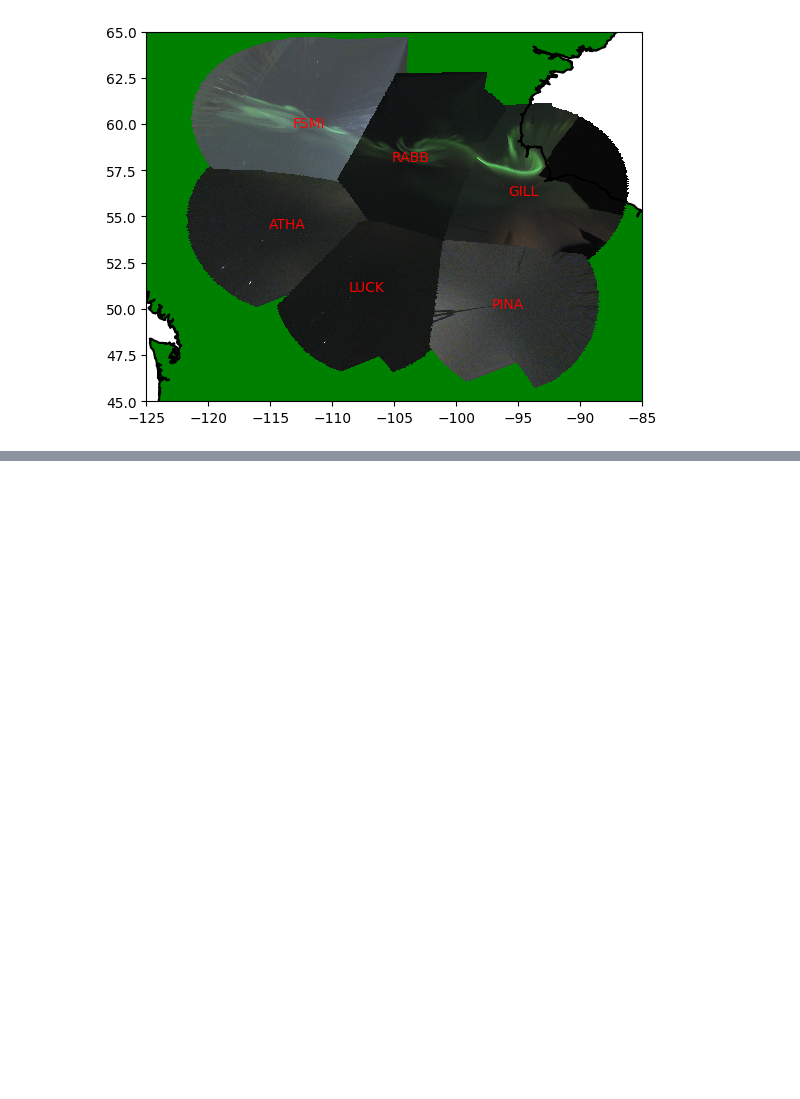
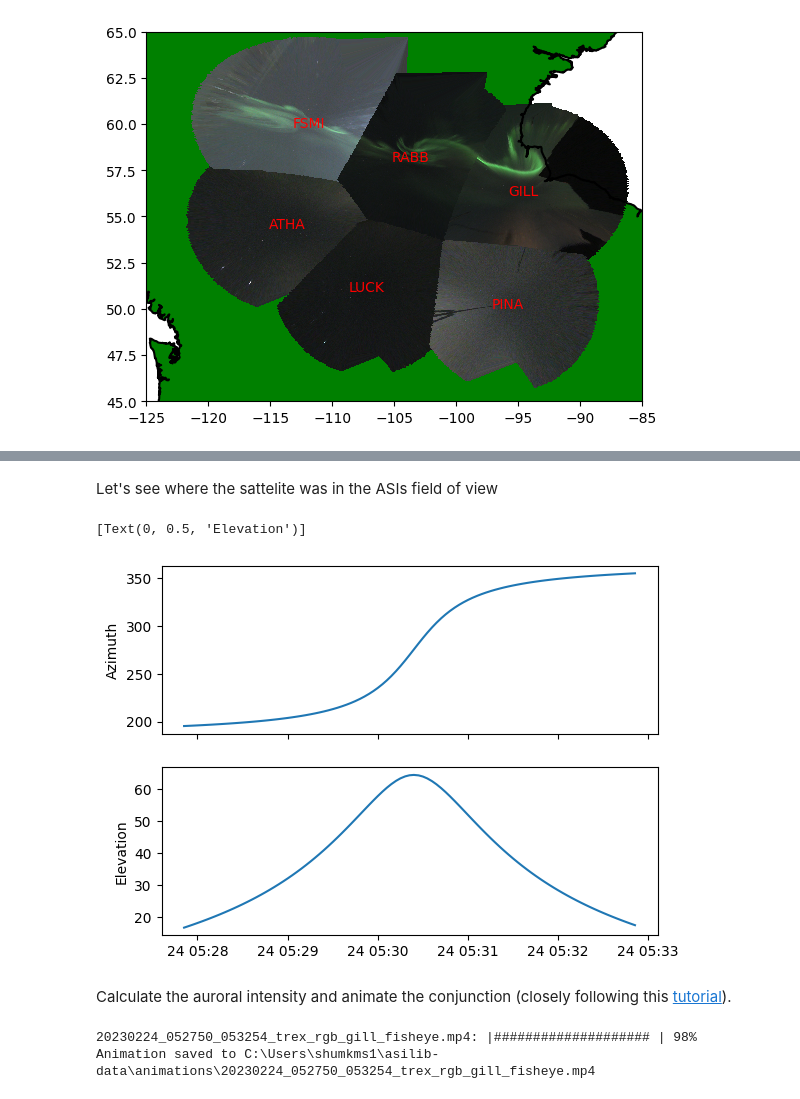
Before and after one commit to kylermurphy/DASP_2024, a Jupyter notebook: asilib/2024_dasp_asilib_local.ipynb, the cells around one changed output, grey strips where cells are left out. Drawn from its saved outputs; the diff is of its cells as text; code cells hidden in the pictures; blank space fills up the shorter version.

Commit message:
Updated the local and Colab notebooks.

```diff
--- a/asilib/2024_dasp_asilib_local.ipynb
+++ b/asilib/2024_dasp_asilib_local.ipynb
@@ -241,0 +286,7 @@ Note: for project \#2, ideally you should map the satellite's location, orbiting
+# %%
+# The load_images kwarg allows us to quickly calculate conjunctions without loading lots of images.
+gill_asi = asilib.asi.trex_rgb('GILL', time='2023-02-24', alt=90, load_images=False)
+conjunction_finder = asilib.Conjunction(gill_asi, df[['Latitude', 'Longitude', 'Altitude']])
+# %%
+conjunction_df = conjunction_finder.find()
+print(conjunction_df)
@@ -241,0 +303,9 @@ Note: for project \#2, ideally you should map the satellite's location, orbiting
+# %%
+conjunction_time_range = conjunction_df.loc[0, ['start_time', 'end_time']].to_numpy()
+# Pad the start and end times so Swarm gets close to the horizon.
+conjunction_time_range[0] = conjunction_time_range[0]-timedelta(minutes=2)
+conjunction_time_range[1] = conjunction_time_range[1]+timedelta(minutes=2)
+swarm_conjunction_ephem = df.loc[conjunction_time_range[0]:conjunction_time_range[1], ['Latitude', 'Longitude', 'Altitude']]
+gill_asi = asilib.asi.trex_rgb('GILL', time_range=conjunction_time_range, alt=110)
+conjunction_obj = asilib.Conjunction(gill_asi, swarm_conjunction_ephem)
+conjunction_obj.interp_sat()  # This is needed to align the Swarm and ASI time stamps.
@@ -241,0 +326,15 @@ Note: for project \#2, ideally you should map the satellite's location, orbiting
+# %% [markdown]
+Let's see where the sattelite was in the ASIs field of view
+# %%
+sat_azel, sat_azel_pixels = conjunction_obj.map_azel()
+# %%
+fig, ax = plt.subplots(2, 1, sharex=True)
+ax[0].plot(conjunction_obj.sat.index, sat_azel[:, 0], label='Azimuth')
+ax[1].plot(conjunction_obj.sat.index, sat_azel[:, 1], label='Elevation')
+ax[0].set(ylabel='Azimuth')
+ax[1].set(ylabel='Elevation')
+# %% [output]
+[Text(0, 0.5, 'Elevation')]
+[figure, added]
+# %% [markdown]
+Calculate the auroral intensity and animate the conjunction (closely following this [tutorial](https://aurora-asi-lib.readthedocs.io/en/latest/tutorials/conjunctions.html)).
@@ -241,0 +349,26 @@ Note: for project \#2, ideally you should map the satellite's location, orbiting
+# %%
+fig, ax = plt.subplots(
+    2, 1, figsize=(7, 8), gridspec_kw={'height_ratios': [4, 1]}, constrained_layout=True
+)
+ax[1].set(
+    xlabel='Time',
+    ylabel='ASI intensity\n10x10 km area [counts]',
+    xlim=gill_asi.file_info['time_range']
+    )
+for color, intensity in zip(['r', 'g', 'b'], area_intensity.T):
+    ax[1].plot(conjunction_obj.sat.index, intensity, c=color)
+
+gen = gill_asi.animate_fisheye_gen(
+    ax=ax[0], azel_contours=True, overwrite=True, cardinal_directions='news'
+)
+
+for i, (time, image, _, im) in enumerate(gen):
+    ax[0].contour(area_mask[i, :, :, 0], levels=[0.99], colors=['yellow'])
+
+    if 'vline1' in locals():
+        vline1.remove()
+    vline1 = ax[1].axvline(time, c='b')
+plt.close()
+# %% [output]
+20230224_052750_053254_trex_rgb_gill_fisheye.mp4: |#################### | 98%
+Animation saved to C:\Users\shumkms1\asilib-data\animations\20230224_052750_053254_trex_rgb_gill_fisheye.mp4
```
Also changed, not shown: parts of 19 cells of this notebook, 1 other file.
